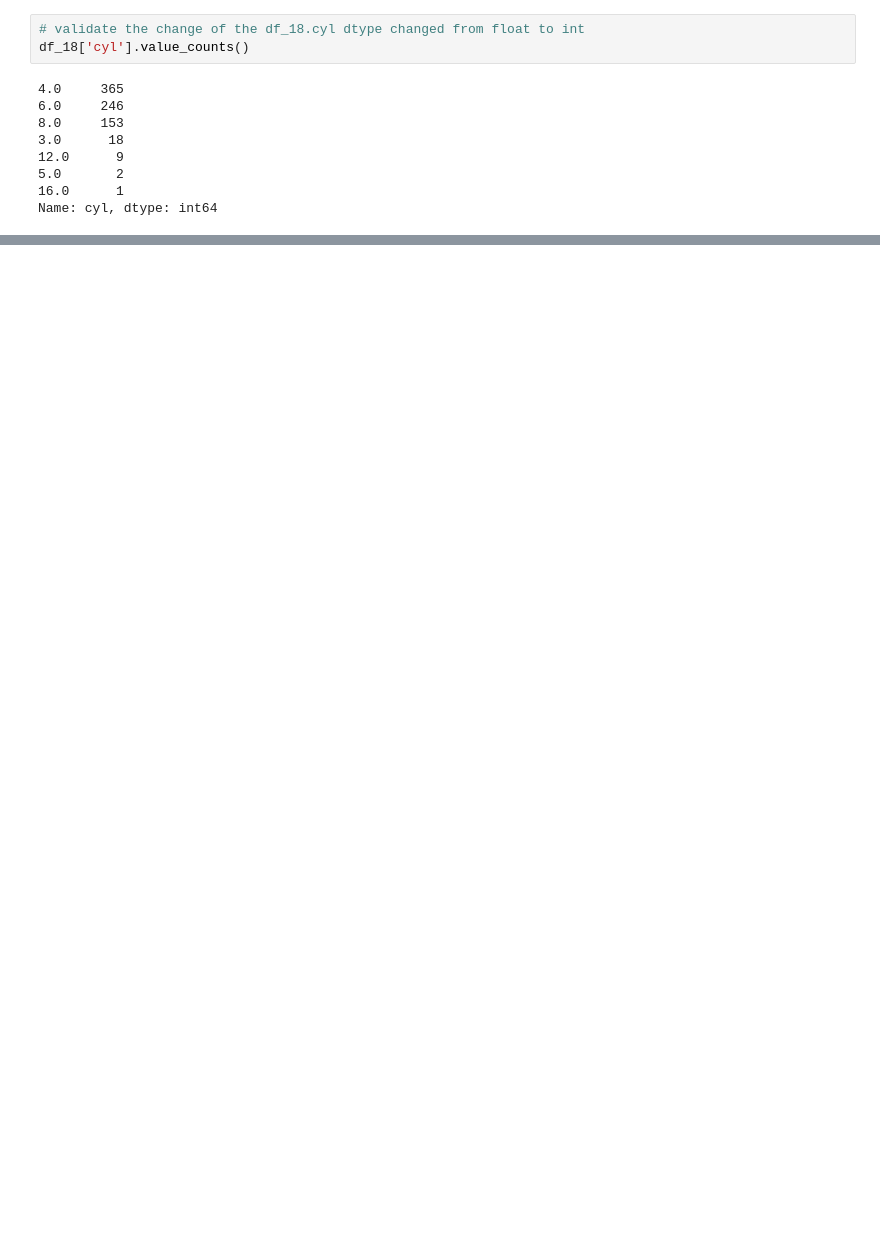
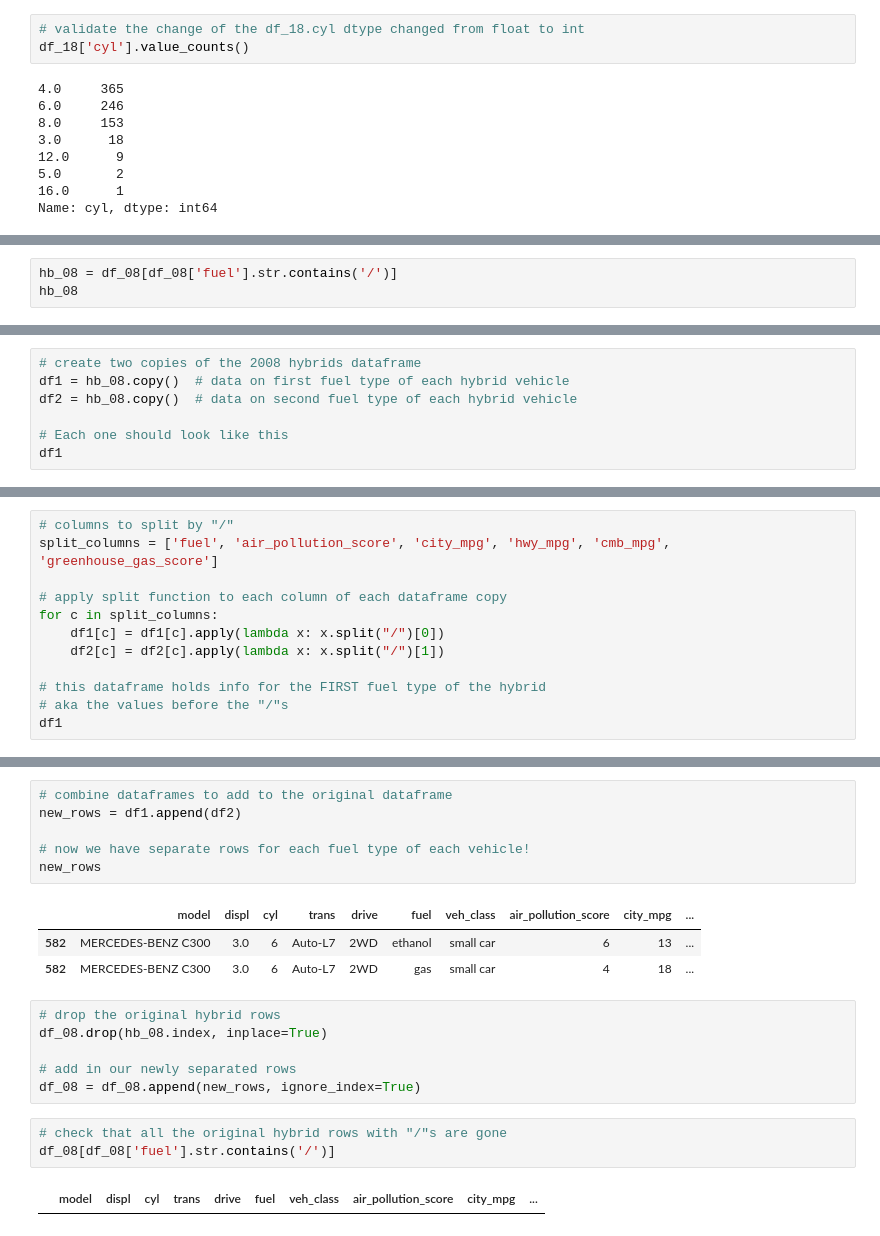
Before and after one commit to anandsimer/python-samples, a Jupyter notebook: jupyter notebooks/assessing_cleaning_data/assessing_cleaning_data.ipynb, the cells around one changed output, grey strips where cells are left out. Drawn from its saved outputs; the diff is of its cells as text; blank space fills up the shorter version.

```diff
--- a/jupyter notebooks/assessing_cleaning_data/assessing_cleaning_data.ipynb
+++ b/jupyter notebooks/assessing_cleaning_data/assessing_cleaning_data.ipynb
@@ -365,0 +398,3 @@ Name: cyl, dtype: int64
+# %%
+hb_08 = df_08[df_08['fuel'].str.contains('/')]
+hb_08
@@ -365,0 +404,7 @@ Name: cyl, dtype: int64
+# %%
+# create two copies of the 2008 hybrids dataframe
+df1 = hb_08.copy()  # data on first fuel type of each hybrid vehicle
+df2 = hb_08.copy()  # data on second fuel type of each hybrid vehicle
+
+# Each one should look like this
+df1
@@ -365,0 +414,12 @@ Name: cyl, dtype: int64
+# %%
+# columns to split by "/"
+split_columns = ['fuel', 'air_pollution_score', 'city_mpg', 'hwy_mpg', 'cmb_mpg', 'greenhouse_gas_score']
+
+# apply split function to each column of each dataframe copy
+for c in split_columns:
+    df1[c] = df1[c].apply(lambda x: x.split("/")[0])
+    df2[c] = df2[c].apply(lambda x: x.split("/")[1])
+
+# this dataframe holds info for the FIRST fuel type of the hybrid
+# aka the values before the "/"s
+df1
@@ -365,0 +436,21 @@ Name: cyl, dtype: int64
+# %%
+# combine dataframes to add to the original dataframe
+new_rows = df1.append(df2)
+
+# now we have separate rows for each fuel type of each vehicle!
+new_rows
+# %% [output]
+|  | model | displ | cyl | trans | drive | fuel | veh_class | air_pollution_score | city_mpg | ... |
+| 582 | MERCEDES-BENZ C300 | 3.0 | 6 | Auto-L7 | 2WD | ethanol | small car | 6 | 13 | ... |
+| 582 | MERCEDES-BENZ C300 | 3.0 | 6 | Auto-L7 | 2WD | gas | small car | 4 | 18 | ... |
+# %%
+# drop the original hybrid rows
+df_08.drop(hb_08.index, inplace=True)
+
+# add in our newly separated rows
+df_08 = df_08.append(new_rows, ignore_index=True)
+# %%
+# check that all the original hybrid rows with "/"s are gone
+df_08[df_08['fuel'].str.contains('/')]
+# %% [output]
+|  | model | displ | cyl | trans | drive | fuel | veh_class | air_pollution_score | city_mpg | ... |
```
Also changed, not shown: parts of 8 cells of this notebook.
